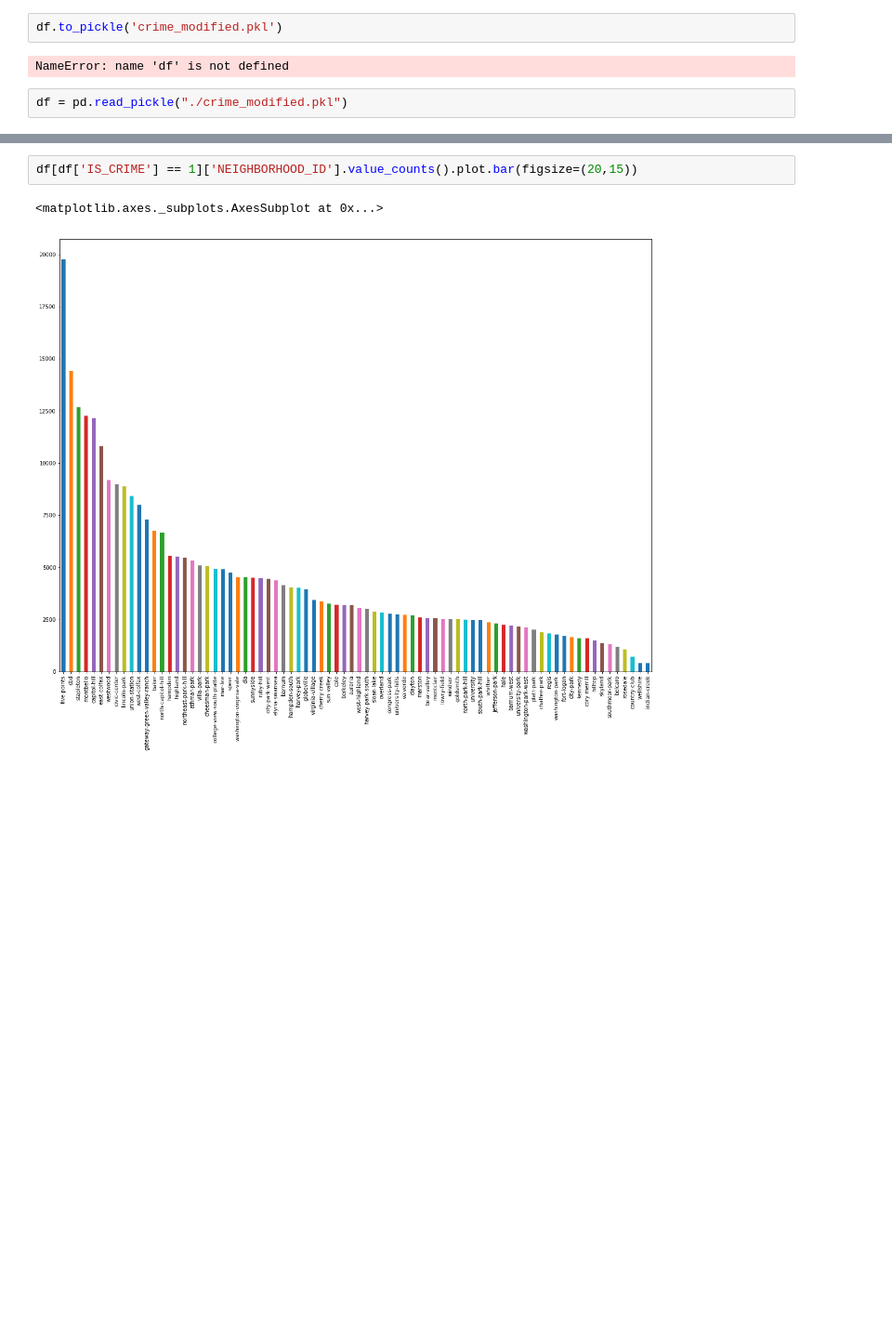
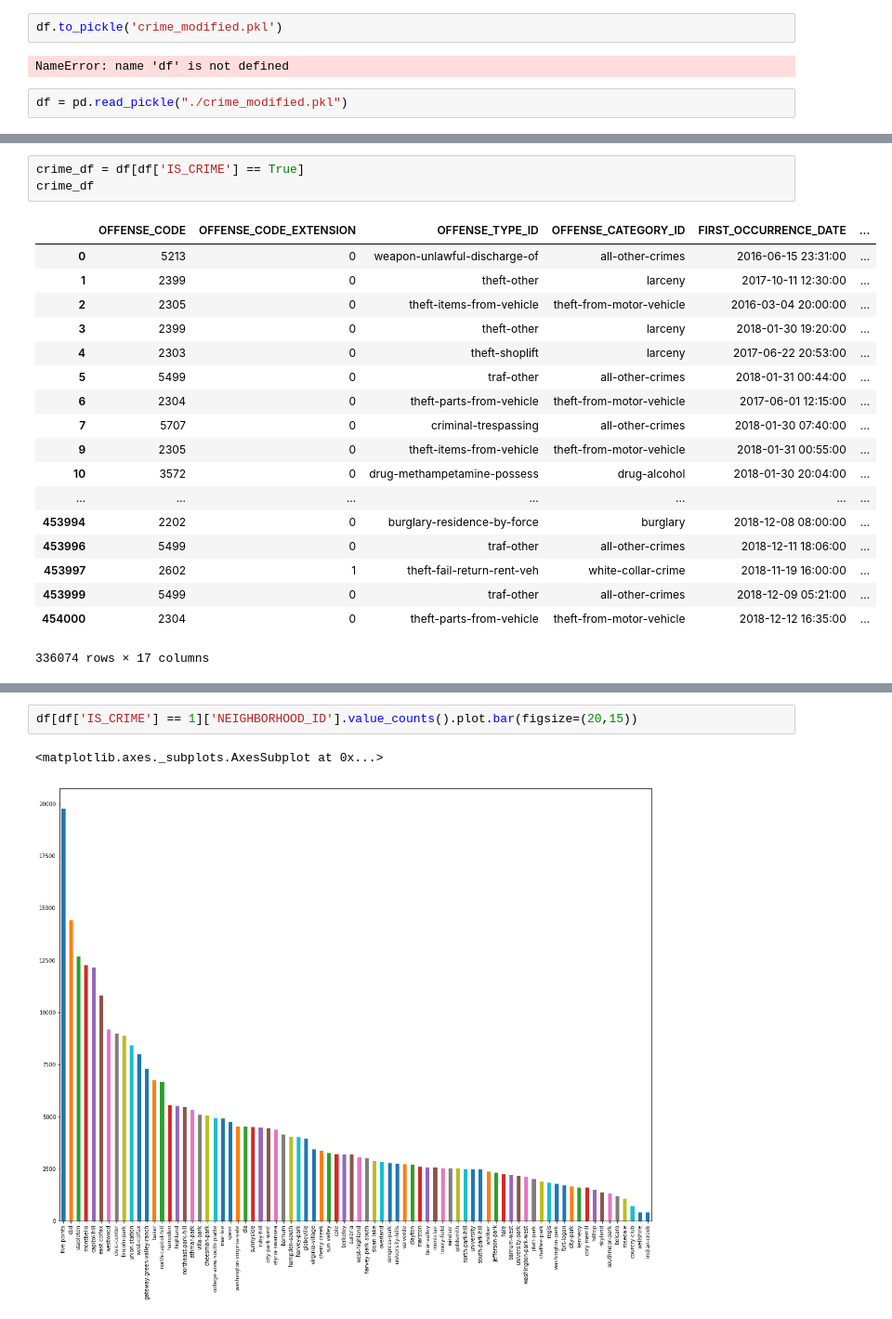
Before and after one commit to sobyl/Denver_crime_data, a Jupyter notebook: final.ipynb, the cells around one changed output, grey strips where cells are left out. Shown at 93% size. Drawn from its saved outputs; the diff is of its cells as text; blank space fills up the shorter version.

```diff
--- a/final.ipynb
+++ b/final.ipynb
@@ -128,0 +166,22 @@ df = pd.read_pickle("./crime_modified.pkl")
+# %%
+crime_df = df[df['IS_CRIME'] == True]
+crime_df
+# %% [output]
+|  | OFFENSE_CODE | OFFENSE_CODE_EXTENSION | OFFENSE_TYPE_ID | OFFENSE_CATEGORY_ID | FIRST_OCCURRENCE_DATE | ... |
+| 0 | 5213 | 0 | weapon-unlawful-discharge-of | all-other-crimes | 2016-06-15 23:31:00 | ... |
+| 1 | 2399 | 0 | theft-other | larceny | 2017-10-11 12:30:00 | ... |
+| 2 | 2305 | 0 | theft-items-from-vehicle | theft-from-motor-vehicle | 2016-03-04 20:00:00 | ... |
+| 3 | 2399 | 0 | theft-other | larceny | 2018-01-30 19:20:00 | ... |
+| 4 | 2303 | 0 | theft-shoplift | larceny | 2017-06-22 20:53:00 | ... |
+| 5 | 5499 | 0 | traf-other | all-other-crimes | 2018-01-31 00:44:00 | ... |
+| 6 | 2304 | 0 | theft-parts-from-vehicle | theft-from-motor-vehicle | 2017-06-01 12:15:00 | ... |
+| 7 | 5707 | 0 | criminal-trespassing | all-other-crimes | 2018-01-30 07:40:00 | ... |
+| 9 | 2305 | 0 | theft-items-from-vehicle | theft-from-motor-vehicle | 2018-01-31 00:55:00 | ... |
+| 10 | 3572 | 0 | drug-methampetamine-possess | drug-alcohol | 2018-01-30 20:04:00 | ... |
+| ... | ... | ... | ... | ... | ... | ... |
+| 453994 | 2202 | 0 | burglary-residence-by-force | burglary | 2018-12-08 08:00:00 | ... |
+| 453996 | 5499 | 0 | traf-other | all-other-crimes | 2018-12-11 18:06:00 | ... |
+| 453997 | 2602 | 1 | theft-fail-return-rent-veh | white-collar-crime | 2018-11-19 16:00:00 | ... |
+| 453999 | 5499 | 0 | traf-other | all-other-crimes | 2018-12-09 05:21:00 | ... |
+| 454000 | 2304 | 0 | theft-parts-from-vehicle | theft-from-motor-vehicle | 2018-12-12 16:35:00 | ... |
+336074 rows × 17 columns
```
Also changed, not shown: parts of 7 cells of this notebook.
